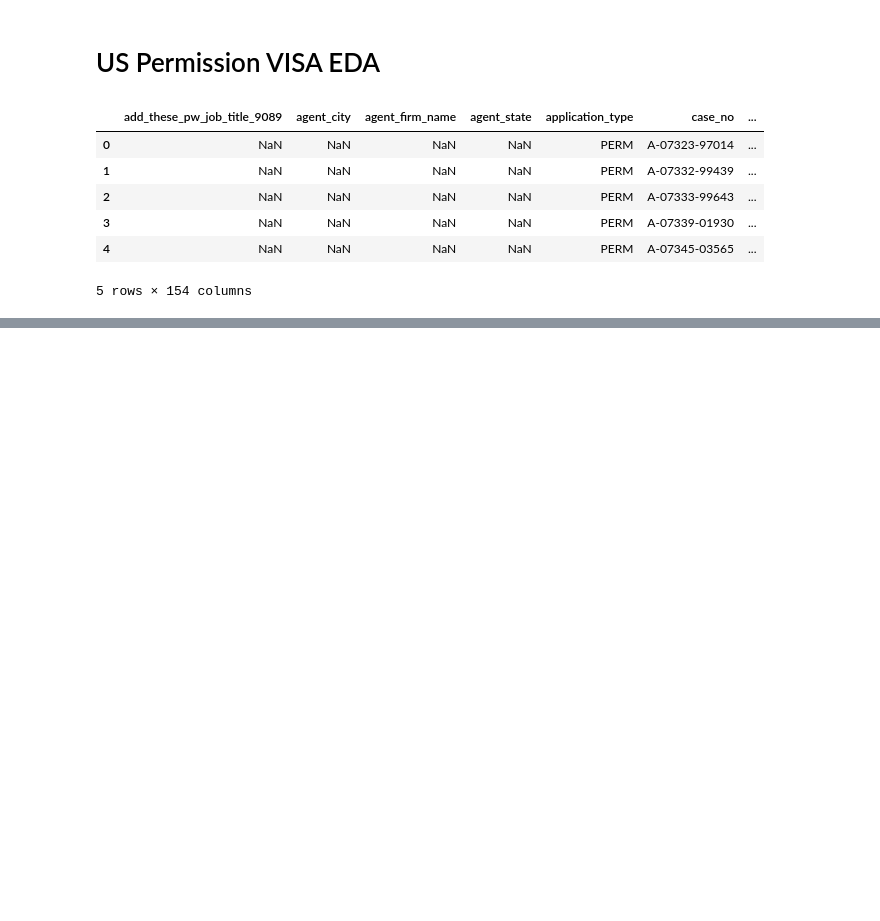
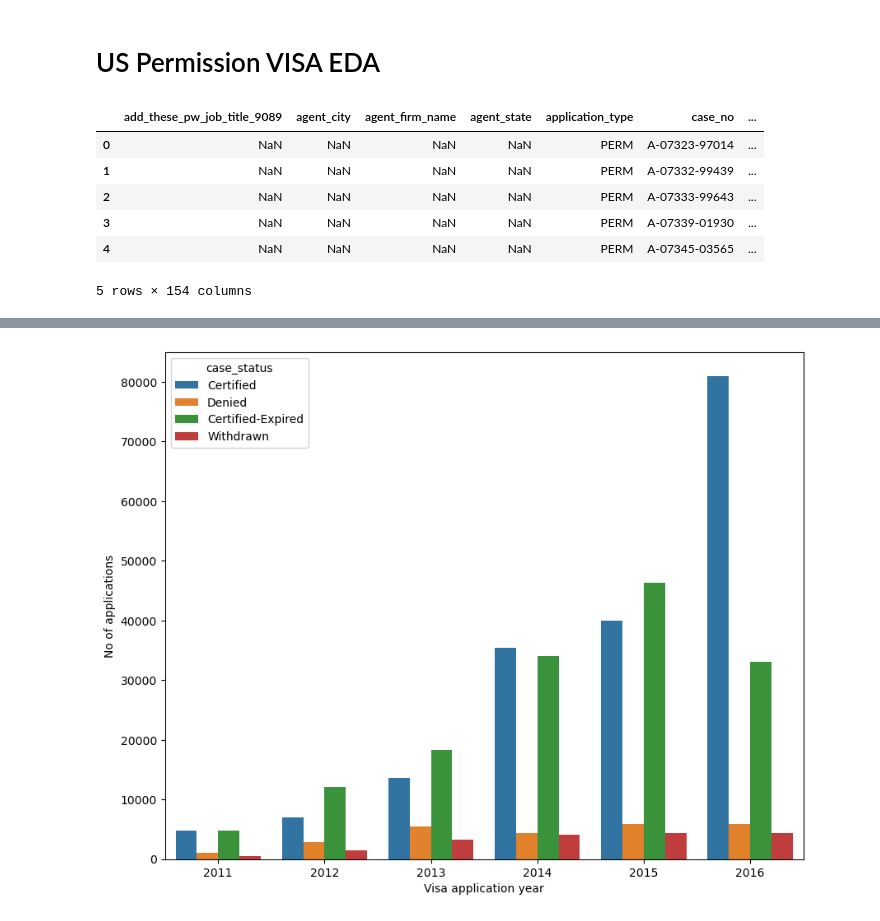
Before and after one commit to pragya-sharma11/Journey_to_Machine_Learning, a Jupyter notebook: Exploratory_Data_Analysis/US_Visa_Data_EDA/US_Visa_EDA.ipynb, the cells around one changed output, grey strips where cells are left out. Saved outputs shown, nothing was run; the diff lists cells and outputs as text; code cells hidden in the pictures; blank space fills up the shorter version.

Commit message:
EDA for US Visa Dataset

```diff
--- a/Exploratory_Data_Analysis/US_Visa_Data_EDA/US_Visa_EDA.ipynb
+++ b/Exploratory_Data_Analysis/US_Visa_Data_EDA/US_Visa_EDA.ipynb
@@ -24,0 +221,3 @@ df.head()
+# %%
+df['decision_date'] = pd.to_datetime(df['decision_date'])
+df['year'] = df['decision_date'].dt.year
@@ -24,0 +239,8 @@ df.head()
+# %%
+fig, ax = plt.subplots(figsize = (10, 8))
+
+sns.countplot(x = 'year', hue='case_status', data=df)
+ax.set(xlabel = "Visa application year", ylabel = "No of applications")
+plt.show()
+# %% [output]
+[figure, added]
```
Also changed, not shown: parts of 29 cells of this notebook.
